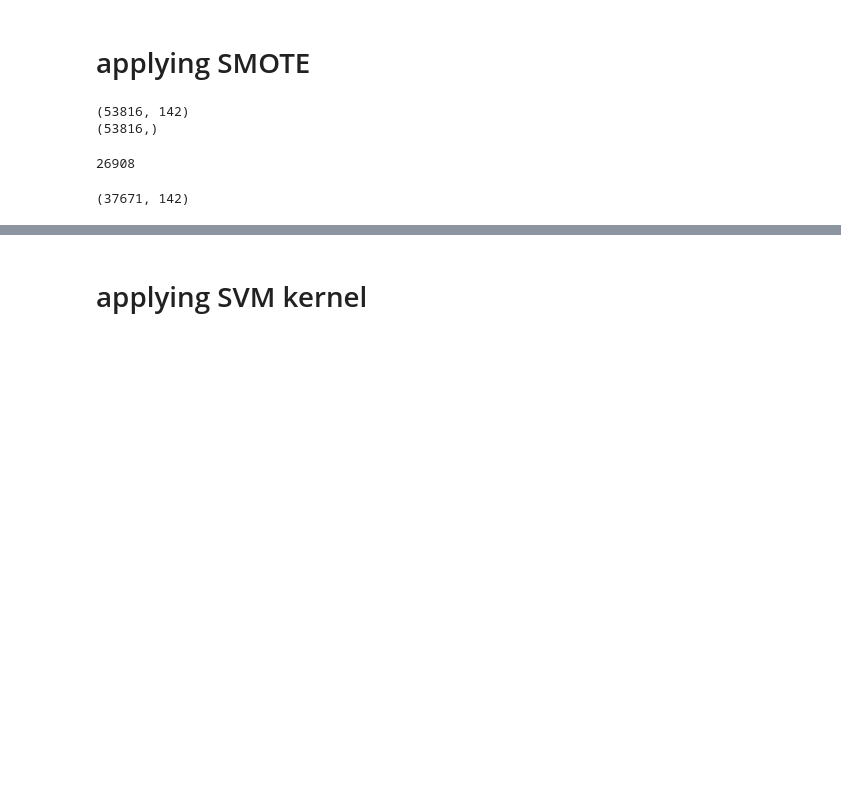
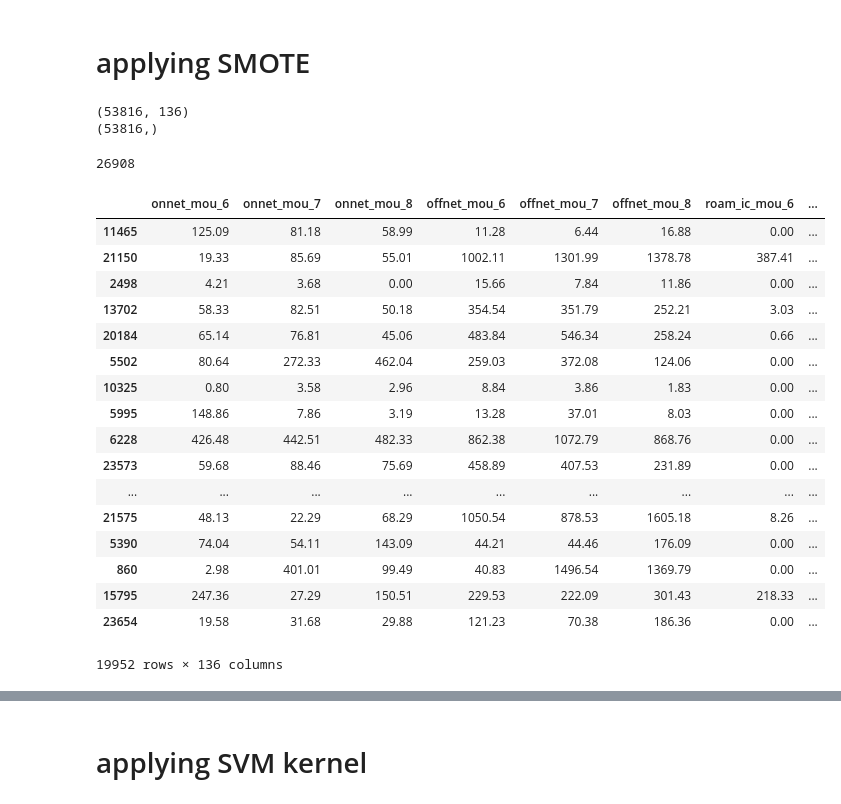
Before and after one commit to iici-psiddineni/ML_Telecom_Churn, a Jupyter notebook: 2_TCCS_FeatureReduction_updated_ml.ipynb, the cells around one changed output, grey strips where cells are left out. Saved outputs shown, nothing was run; the diff lists cells and outputs as text; code cells hidden in the pictures; blank space fills up the shorter version.

Commit message:
SMOTE update

```diff
--- a/2_TCCS_FeatureReduction_updated_ml.ipynb
+++ b/2_TCCS_FeatureReduction_updated_ml.ipynb
@@ -22,7 +22,7 @@ import datetime as dt
 pd.options.display.float_format = '{:.2f}'.format
 # %%
 # Load clean telecom data file
-master_df = pd.read_csv('telecom_churn_data_clean2.csv', low_memory=False)
+master_df = pd.read_csv('E:\IIIT Bangalore AIML\Group Assignment 2\\telecom_churn_data_clean2.csv', low_memory=False)
 # %%
 master_df.head()
 # %% [output]
@@ -62,3 +60,7 @@ telecom = master_df.drop(['mobile_number'], 1)
+# %%
+telecom = master_df.drop(['mobile_number'], 1)
+#telecom = telecom.drop(['fb_user_6', 'fb_user_7', 'fb_user_8', 'night_pck_user_6', 'night_pck_user_7', 'night_pck_user_8'], 1)
+telecom = telecom.drop(['fb_churn_6', 'fb_churn_7', 'fb_churn_8', 'night_pck_churn_6', 'night_pck_churn_7', 'night_pck_churn_8'], 1)
 # %%
 telecom.head()
 # %% [output]
@@ -77,19 +79,39 @@ from sklearn.model_selection import train_test_split
 from imblearn.over_sampling import SMOTE
 X = telecom.drop(['churn'],axis=1)
 y = telecom['churn']
-sm = SMOTE()
+sm = SMOTE(kind = "regular")
 X_tr,y_tr = sm.fit_sample(X,y)
 print(X_tr.shape)
 print(y_tr.shape)
 np.count_nonzero(y_tr)
 # %% [output]
-(53816, 142)
+(53816, 136)
 (53816,)
 26908
+# %%
+X_tr = X
+y_tr = y
 # %%
-X_train, X_test, y_train, y_test = train_test_split(X_tr,y_tr, train_size=0.7,test_size=0.3,random_state=100)
+X_train, X_test, y_train, y_test = train_test_split(X_tr,y_tr, train_size=0.7,random_state=42)
-# %%
-print(X_train.shape)
-# %% [output]
-(37671, 142)
+# %%
+X_train
+# %% [output]
+|  | onnet_mou_6 | onnet_mou_7 | onnet_mou_8 | offnet_mou_6 | offnet_mou_7 | offnet_mou_8 | roam_ic_mou_6 | ... |
+| 11465 | 125.09 | 81.18 | 58.99 | 11.28 | 6.44 | 16.88 | 0.00 | ... |
+| 21150 | 19.33 | 85.69 | 55.01 | 1002.11 | 1301.99 | 1378.78 | 387.41 | ... |
+| 2498 | 4.21 | 3.68 | 0.00 | 15.66 | 7.84 | 11.86 | 0.00 | ... |
+| 13702 | 58.33 | 82.51 | 50.18 | 354.54 | 351.79 | 252.21 | 3.03 | ... |
+| 20184 | 65.14 | 76.81 | 45.06 | 483.84 | 546.34 | 258.24 | 0.66 | ... |
+| 5502 | 80.64 | 272.33 | 462.04 | 259.03 | 372.08 | 124.06 | 0.00 | ... |
+| 10325 | 0.80 | 3.58 | 2.96 | 8.84 | 3.86 | 1.83 | 0.00 | ... |
+| 5995 | 148.86 | 7.86 | 3.19 | 13.28 | 37.01 | 8.03 | 0.00 | ... |
+| 6228 | 426.48 | 442.51 | 482.33 | 862.38 | 1072.79 | 868.76 | 0.00 | ... |
+| 23573 | 59.68 | 88.46 | 75.69 | 458.89 | 407.53 | 231.89 | 0.00 | ... |
+| ... | ... | ... | ... | ... | ... | ... | ... | ... |
+| 21575 | 48.13 | 22.29 | 68.29 | 1050.54 | 878.53 | 1605.18 | 8.26 | ... |
+| 5390 | 74.04 | 54.11 | 143.09 | 44.21 | 44.46 | 176.09 | 0.00 | ... |
+| 860 | 2.98 | 401.01 | 99.49 | 40.83 | 1496.54 | 1369.79 | 0.00 | ... |
+| 15795 | 247.36 | 27.29 | 150.51 | 229.53 | 222.09 | 301.43 | 218.33 | ... |
+| 23654 | 19.58 | 31.68 | 29.88 | 121.23 | 70.38 | 186.36 | 0.00 | ... |
+19952 rows × 136 columns
 # %%
```
Also changed, not shown: parts of 19 cells of this notebook.
